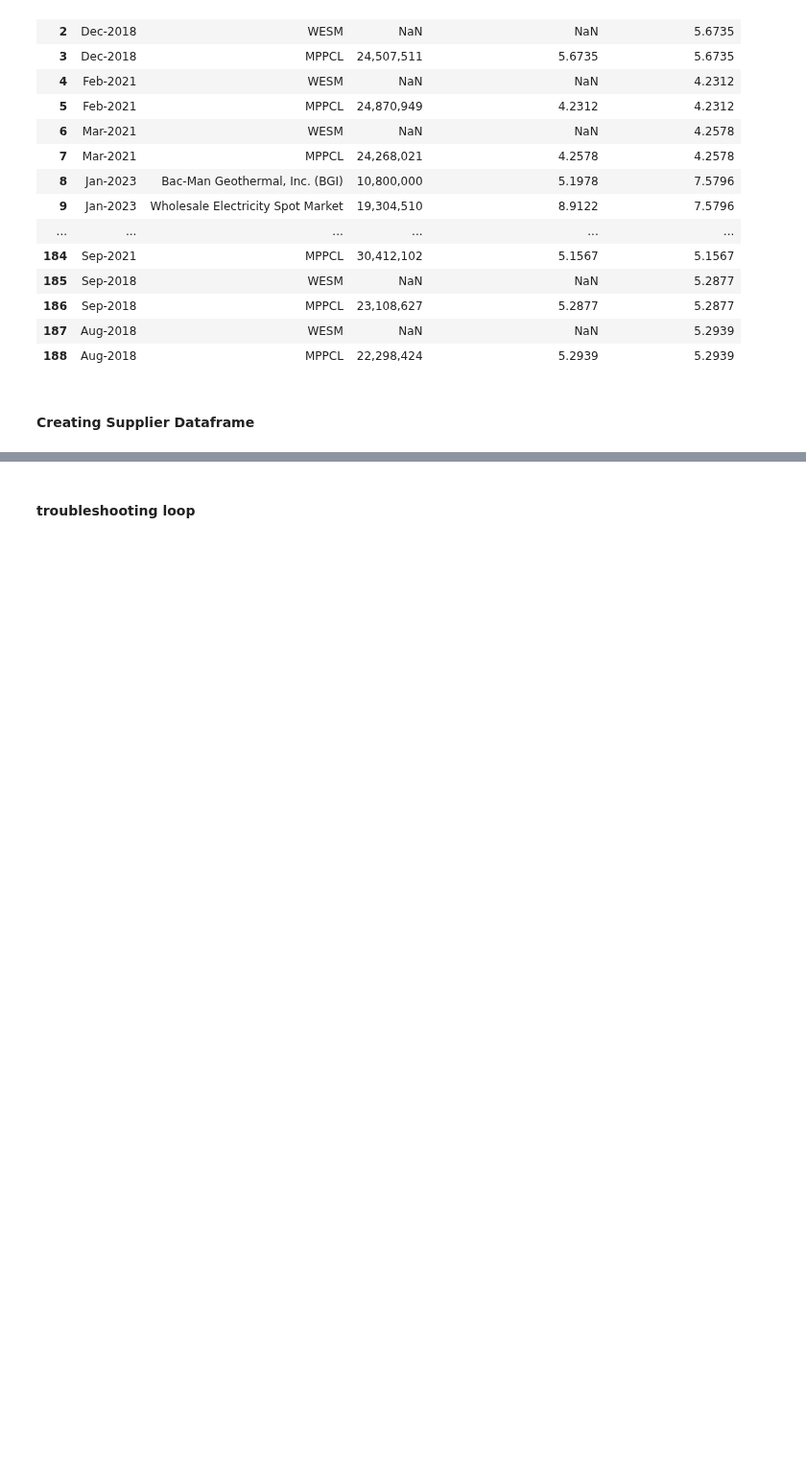
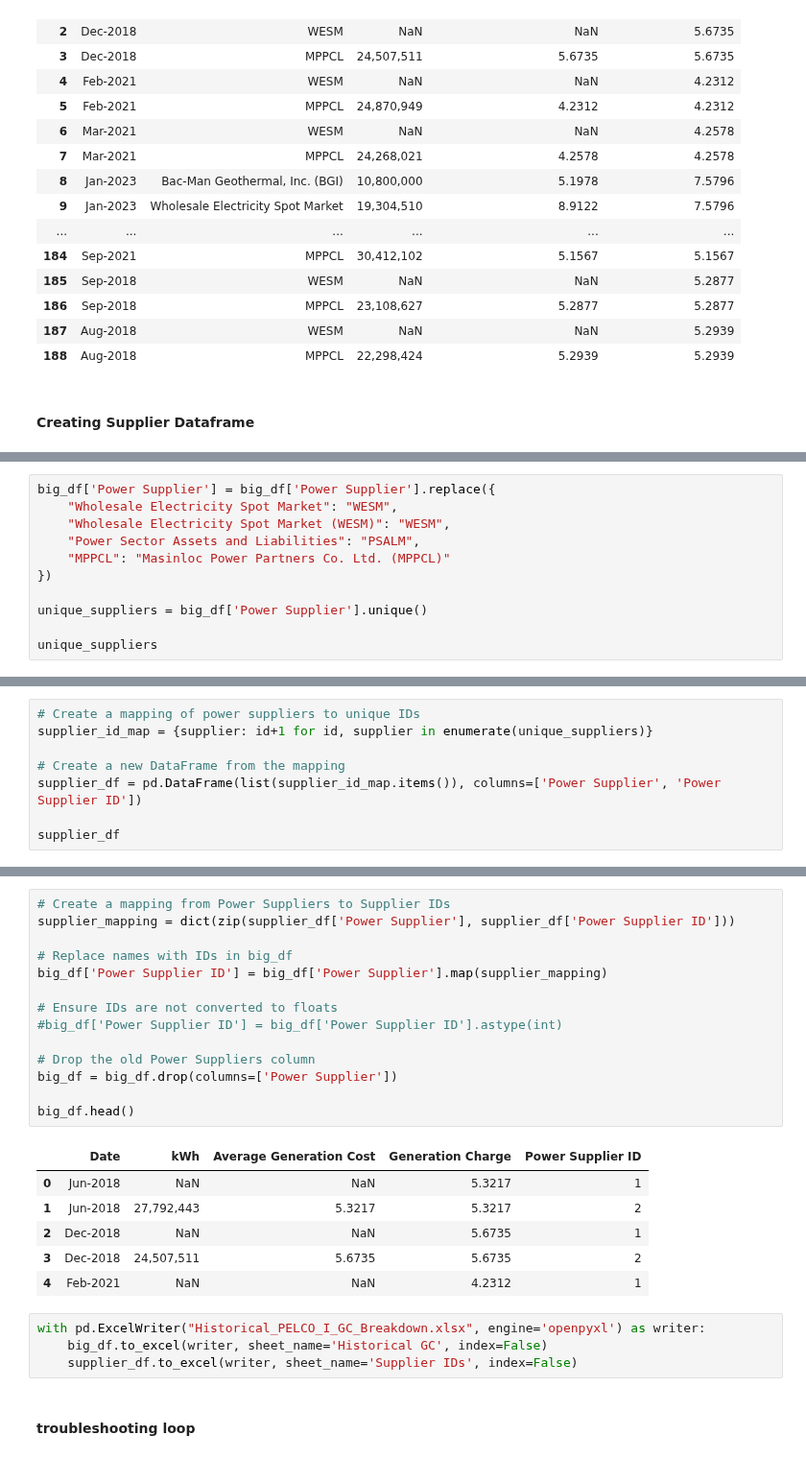
Before and after one commit to andreasenson/Scrape-DU-Generation-Charge, a Jupyter notebook: PELCO I/scrape_PELCO_I.ipynb, the cells around one changed output, grey strips where cells are left out. Shown at 96% size. Saved outputs shown, nothing was run; the diff lists cells and outputs as text; blank space fills up the shorter version.

```diff
--- a/PELCO I/scrape_PELCO_I.ipynb
+++ b/PELCO I/scrape_PELCO_I.ipynb
@@ -336,0 +333,11 @@ array(['WESM', 'MPPCL', 'Bac-Man Geothermal, Inc. (BGI)',
+# %%
+big_df['Power Supplier'] = big_df['Power Supplier'].replace({
+    "Wholesale Electricity Spot Market": "WESM",
+    "Wholesale Electricity Spot Market (WESM)": "WESM",
+    "Power Sector Assets and Liabilities": "PSALM",
+    "MPPCL": "Masinloc Power Partners Co. Ltd. (MPPCL)"
+})
+
+unique_suppliers = big_df['Power Supplier'].unique()
+
+unique_suppliers
@@ -336,0 +348,8 @@ array(['WESM', 'MPPCL', 'Bac-Man Geothermal, Inc. (BGI)',
+# %%
+# Create a mapping of power suppliers to unique IDs
+supplier_id_map = {supplier: id+1 for id, supplier in enumerate(unique_suppliers)}
+
+# Create a new DataFrame from the mapping
+supplier_df = pd.DataFrame(list(supplier_id_map.items()), columns=['Power Supplier', 'Power Supplier ID'])
+
+supplier_df
@@ -337,3 +364,28 @@ array(['WESM', 'MPPCL', 'Bac-Man Geothermal, Inc. (BGI)',
+# %%
+# Create a mapping from Power Suppliers to Supplier IDs
+supplier_mapping = dict(zip(supplier_df['Power Supplier'], supplier_df['Power Supplier ID']))
+
+# Replace names with IDs in big_df
+big_df['Power Supplier ID'] = big_df['Power Supplier'].map(supplier_mapping)
+
+# Ensure IDs are not converted to floats
+#big_df['Power Supplier ID'] = big_df['Power Supplier ID'].astype(int)
+
+# Drop the old Power Suppliers column
+big_df = big_df.drop(columns=['Power Supplier'])
+
+big_df.head()
+# %% [output]
+|  | Date | kWh | Average Generation Cost | Generation Charge | Power Supplier ID |
+| 0 | Jun-2018 | NaN | NaN | 5.3217 | 1 |
+| 1 | Jun-2018 | 27,792,443 | 5.3217 | 5.3217 | 2 |
+| 2 | Dec-2018 | NaN | NaN | 5.6735 | 1 |
+| 3 | Dec-2018 | 24,507,511 | 5.6735 | 5.6735 | 2 |
+| 4 | Feb-2021 | NaN | NaN | 4.2312 | 1 |
+# %%
+with pd.ExcelWriter("Historical_PELCO_I_GC_Breakdown.xlsx", engine='openpyxl') as writer:
+    big_df.to_excel(writer, sheet_name='Historical GC', index=False)
+    supplier_df.to_excel(writer, sheet_name='Supplier IDs', index=False)
 # %% [markdown]
 #### troubleshooting loop
 # %%
```
Also changed, not shown: parts of 4 cells of this notebook, 1 other file.
